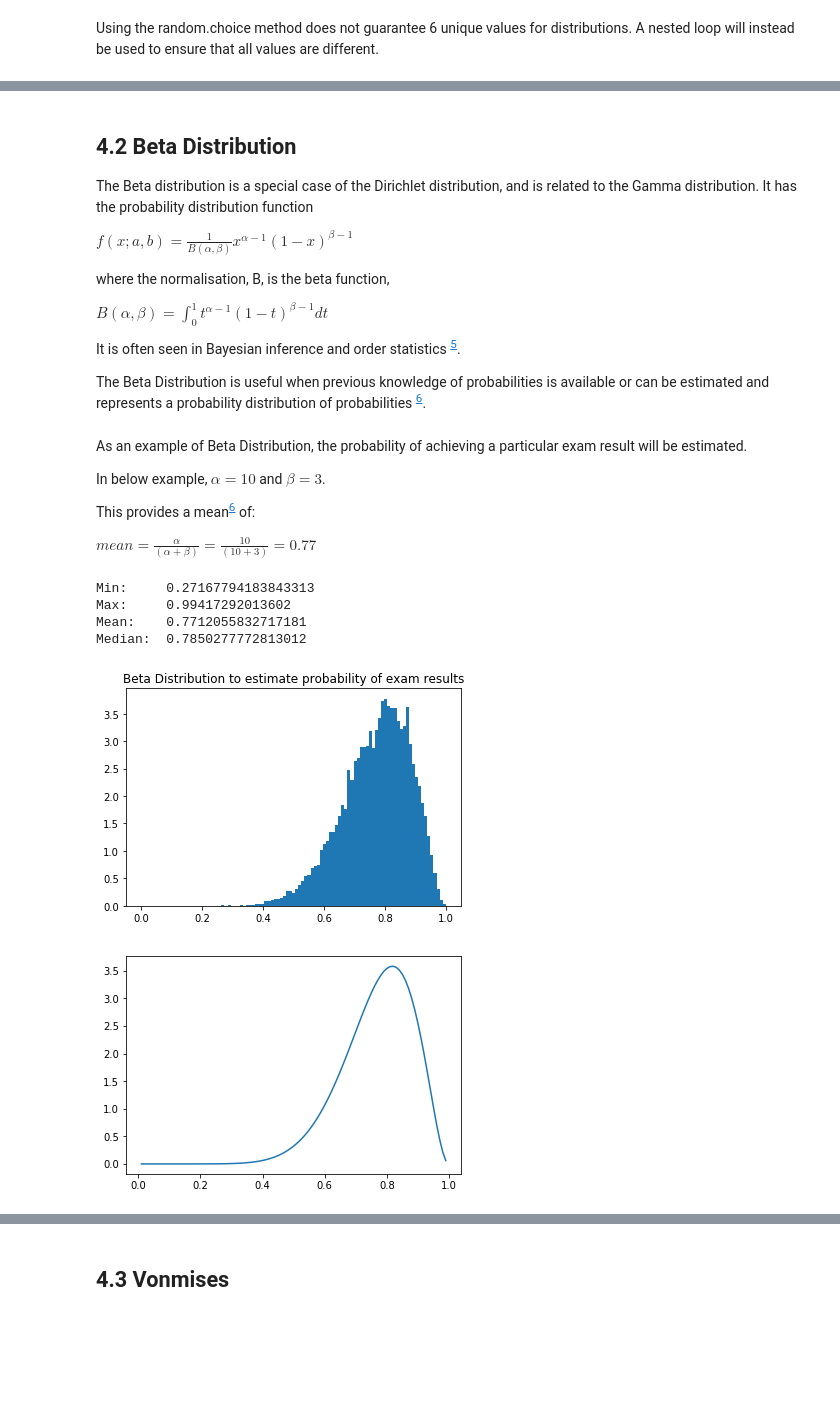
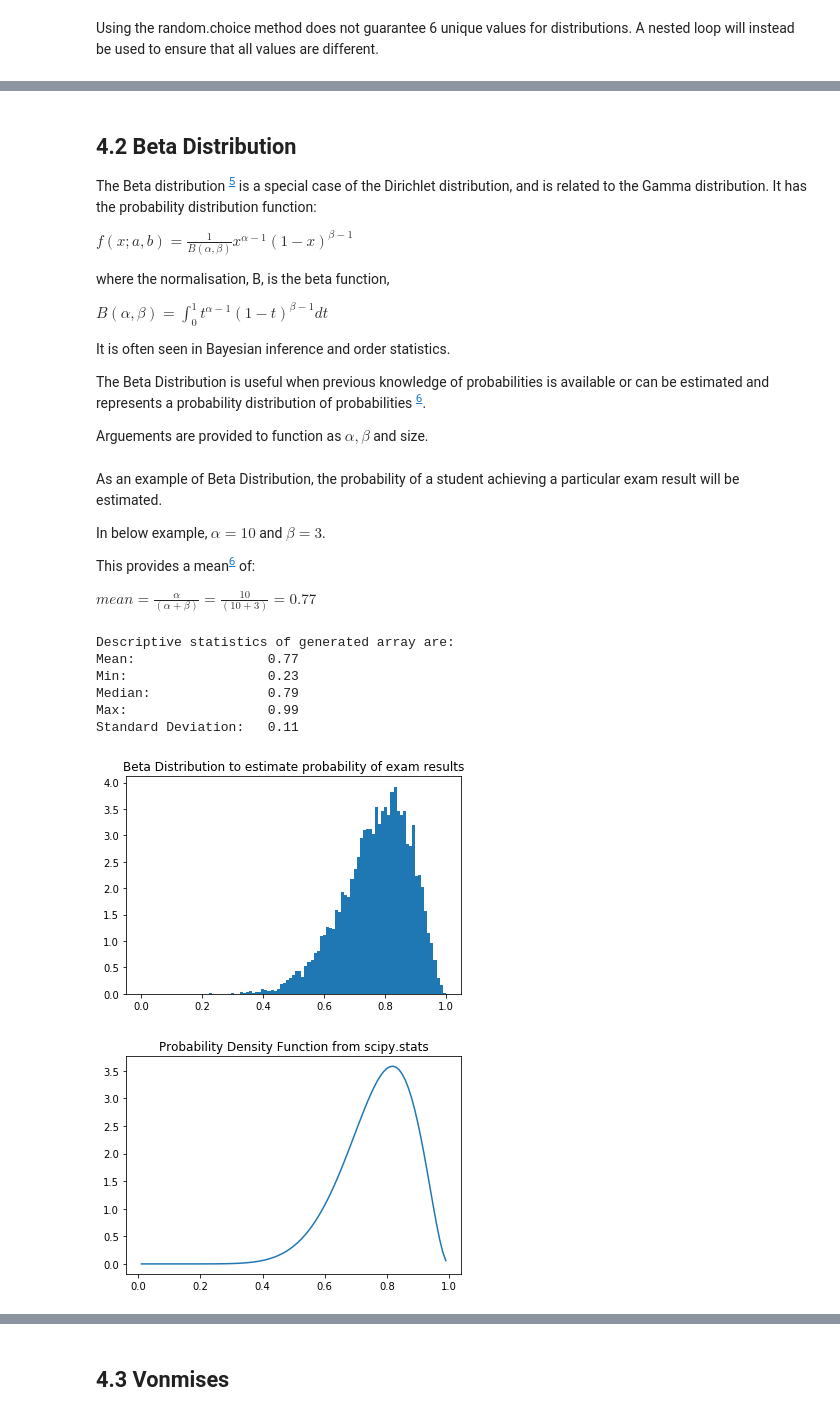
Before and after one commit to healyshane/programming_for_data_analysis-practical_assignment, a Jupyter notebook: Programming for Data Analysis_Assignment.ipynb, the cells around one changed output, grey strips where cells are left out. Drawn from its saved outputs; the diff is of its cells as text; code cells hidden in the pictures; blank space fills up the shorter version.

```diff
--- a/Programming for Data Analysis_Assignment.ipynb
+++ b/Programming for Data Analysis_Assignment.ipynb
@@ -304,9 +304,9 @@ Note that the poisson distribution was randomly chosen twice, displayed in Out[8
 ![dist_random.png](attachment:dist_random.png)
 # %% [markdown]
 ## 4.2 Beta Distribution
-The Beta distribution is a special case of the Dirichlet distribution,
+The Beta distribution <sup>[5](https://docs.scipy.org/doc/numpy-1.15.1/reference/routines.random.html)</sup> is a special case of the Dirichlet distribution,
 and is related to the Gamma distribution.  It has the probability
-distribution function
+distribution function:
 
 $f(x; a,b) = \frac{1}{B(\alpha, \beta)} x^{\alpha - 1}(1 - x)^{\beta - 1}$
 
@@ -314,11 +314,13 @@ where the normalisation, B, is the beta function,
 
 $B(\alpha, \beta) = \int_0^1 t^{\alpha - 1}(1 - t)^{\beta - 1} dt$
 
-It is often seen in Bayesian inference and order statistics <sup>[5](https://docs.scipy.org/doc/numpy-1.15.1/reference/routines.random.html)</sup>.
+It is often seen in Bayesian inference and order statistics.
 
 The Beta Distribution is useful when previous knowledge of probabilities is available or can be estimated and represents a probability distribution of probabilities <sup>[6](http://varianceexplained.org/statistics/beta_distribution_and_baseball/)</sup>.
+
+Arguements are provided to function as $\alpha, \beta$ and size.
 # %% [markdown]
-As an example of Beta Distribution, the probability of achieving a particular exam result will be estimated.
+As an example of Beta Distribution, the probability of a student achieving a particular exam result will be estimated.
 
 In below example, $\alpha = 10$ and $\beta = 3$.
 
@@ -327,32 +329,36 @@ This provides a mean<sup>[6](https://en.wikipedia.org/wiki/Beta_distribution#Mea
 $mean = \frac{\alpha}{(\alpha + \beta)} = \frac{10}{(10 + 3)} = 0.77$
 # %%
 # Generate array for generated beta distribution values.
-n = np.random.beta(10,3,9999)
+o = np.random.beta(10,3,9999)
 bins = np.linspace(0, 1, 100) # Used to provide x-axis scale of 0 to 1
 plt.title("Beta Distribution to estimate probability of exam results")
-plt.hist(n, bins, density = True); # Semicolom suppresses the output that displays array
+plt.hist(o, bins, density = True); # Semicolom suppresses the output that displays array
+
 
 # Display statistical properties of generated array
-print("Min:    ", np.min(n))
-print("Max:    ", np.max(n))
-print("Mean:   ", np.mean(n))
-print("Median: ", np.median(n))
+
+print("Descriptive statistics of generated array are: ")
+print("Mean:               %6.2f" % np.mean(o))
+print("Min:                %6.2f" % np.min(o))
+print("Median:             %6.2f" % np.median(o))
+print("Max:                %6.2f" % np.max(o))
+print("Standard Deviation: %6.2f" % np.std(o))
 # %% [output]
-Min:     0.27167794183843313
-Max:     0.99417292013602
-Mean:    0.7712055832717181
-Median:  0.7850277772813012
+Descriptive statistics of generated array are:
+Mean:                 0.77
+Min:                  0.23
+Median:               0.79
+Max:                  0.99
+Standard Deviation:   0.11
-[figure, old version]
+[figure, new version]
 # %%
 # Using spicy.stats to generate the probability density function
 import scipy.stats as stats
 
-a = 10
-b = 3
-
-x = np.arange(0.01,1,0.01) # stepping in 0.01 provides smooth curve
-y = stats.beta.pdf(x,a,b)
+p = np.arange(0.01,1,0.01) # stepping in 0.01 provides smooth curve
+y = stats.beta.pdf(p,10,3)
 plt.plot(x,y)
+plt.title("Probability Density Function from scipy.stats")
 plt.show()
 # %% [output]
-[figure, old version]
+[figure, new version]
```
Also changed, not shown: parts of 30 cells of this notebook.
